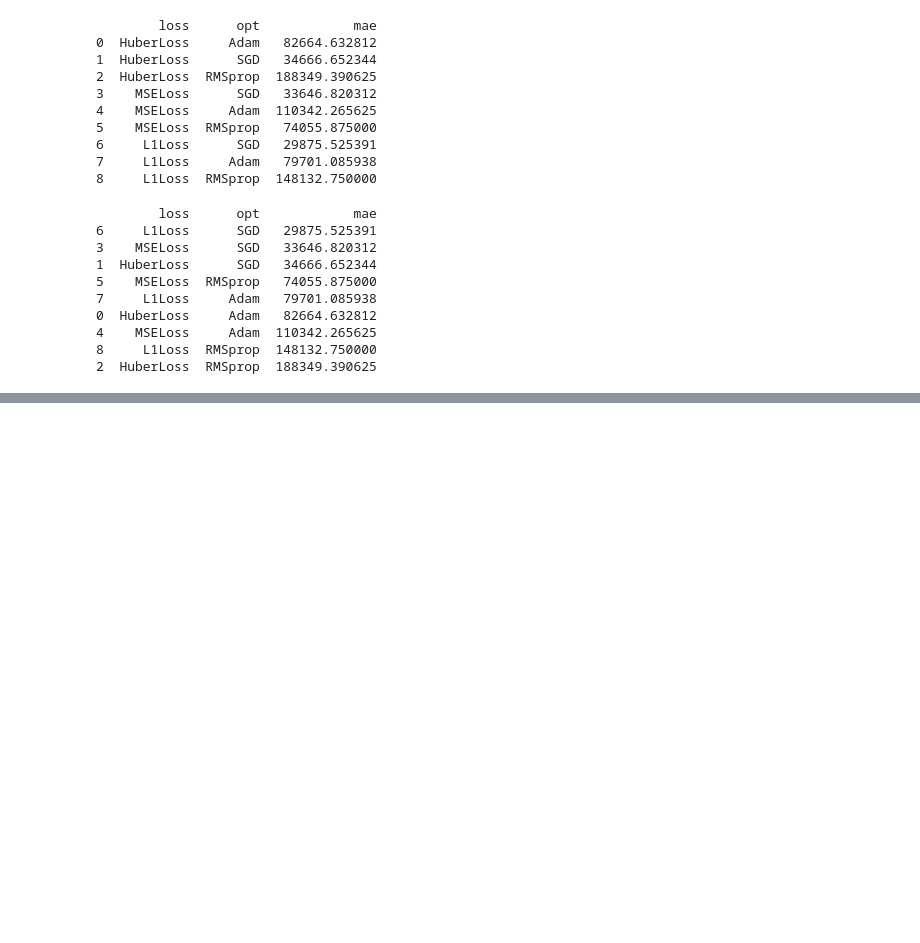
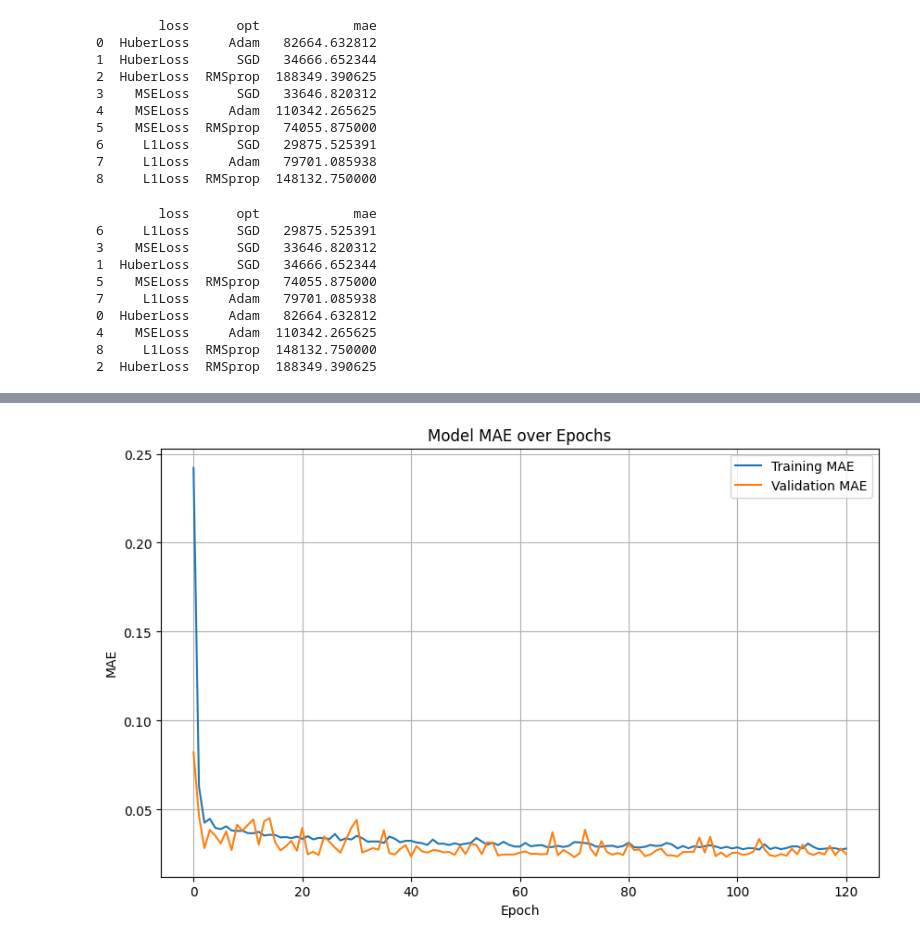
Before and after one commit to PaulMbutu/Machine_Learning_Projects, a Jupyter notebook: processing sequences/TimeseriesForecasting.ipynb, the cells around one changed output, grey strips where cells are left out. Saved outputs shown, nothing was run; the diff lists cells and outputs as text; code cells hidden in the pictures; blank space fills up the shorter version.

```diff
--- a/processing sequences/TimeseriesForecasting.ipynb
+++ b/processing sequences/TimeseriesForecasting.ipynb
@@ -882,0 +587,80 @@ print(df_results_sorted)
+# %%
+#Create the datasets:
+train_mulvar_ds = tf.keras.utils.timeseries_dataset_from_array(
+                                                                mulvar_train.to_numpy(),                    # use all 5 columns as input
+                                                                targets=mulvar_train["rail"].iloc[seq_length:].to_numpy(dtype=np.float32),  # forecast only the rail series
+                                                                                                            # the other 4 arguments are the same as earlier
+                                                                sequence_length=seq_length,
+                                                                batch_size=batch_size,
+                                                                shuffle=True,
+                                                                seed=42
+                                                                )
+
+
+valid_mulvar_ds = tf.keras.utils.timeseries_dataset_from_array(
+                                                                mulvar_valid.to_numpy(),
+                                                                targets=mulvar_valid["rail"].iloc[seq_length:].to_numpy(dtype=np.float32),
+                                                                sequence_length=seq_length,
+                                                                batch_size=batch_size
+
+                                                                )
+# %%
+#Create the RNN:
+mulvar_model = tf.keras.Sequential(
+                                        [
+                                            tf.keras.layers.SimpleRNN(32, input_shape=[None, 5]),
+                                            tf.keras.layers.Dense(1)
+                                        ]
+                                    )
+
+opt = tf.keras.optimizers.SGD(learning_rate=0.02, momentum=0.9)
+
+mulvar_model.compile(loss=tf.keras.losses.Huber(), optimizer=opt,metrics=["mae"])
+
+early_stopping_cb = tf.keras.callbacks.EarlyStopping(monitor="val_mae", patience=50, restore_best_weights=True)
+
+history_mulvar_model    =   mulvar_model.fit(
+                                                train_mulvar_ds,
+                                                validation_data=valid_mulvar_ds,
+                                                epochs=500,
+                                                callbacks=[early_stopping_cb]
+        )
+# Get MAE values for training and validation
+mae_values = history_mulvar_model.history['mae']  # training MAE
+val_mae_values = history_mulvar_model.history['val_mae']  # validation MAE
+
+# Get loss values
+loss_values = history_mulvar_model.history['loss']  # training loss
+val_loss_values = history_mulvar_model.history['val_loss']  # validation loss
+
+plt.figure(figsize=(10, 6))
+plt.plot(mae_values, label='Training MAE')
+plt.plot(val_mae_values, label='Validation MAE')
+plt.title('Model MAE over Epochs')
+plt.xlabel('Epoch')
+plt.ylabel('MAE')
+plt.legend()
+plt.grid(True)
+plt.show()
+
+# Get predictions
+test_predictions = mulvar_model.predict(valid_mulvar_ds)
+
+# Since we're using a sequence length of 56, our predictions start at index 56
+# We need to align the predictions with the actual values
+actual_values = mulvar_valid["rail"][seq_length:].values
+mae_1 = (pd.DataFrame(test_predictions*1e6) - pd.DataFrame(actual_values*1e6)).abs().mean()
+print(mae_1)
+
+import matplotlib.pyplot as plt
+
+plt.figure(figsize=(10, 6))
+plt.plot(test_predictions, label='Predicted values')
+plt.plot(actual_values, label='Actual Values')
+plt.title('Model MAE over Epochs')
+plt.xlabel('Epoch')
+plt.ylabel('MAE')
+plt.legend()
+plt.grid(True)
+plt.show()
+# %% [output]
@@ -882,0 +685 @@ print(df_results_sorted)
+[figure, added]
```
Also changed, not shown: parts of 17 cells of this notebook, 1 other file.
